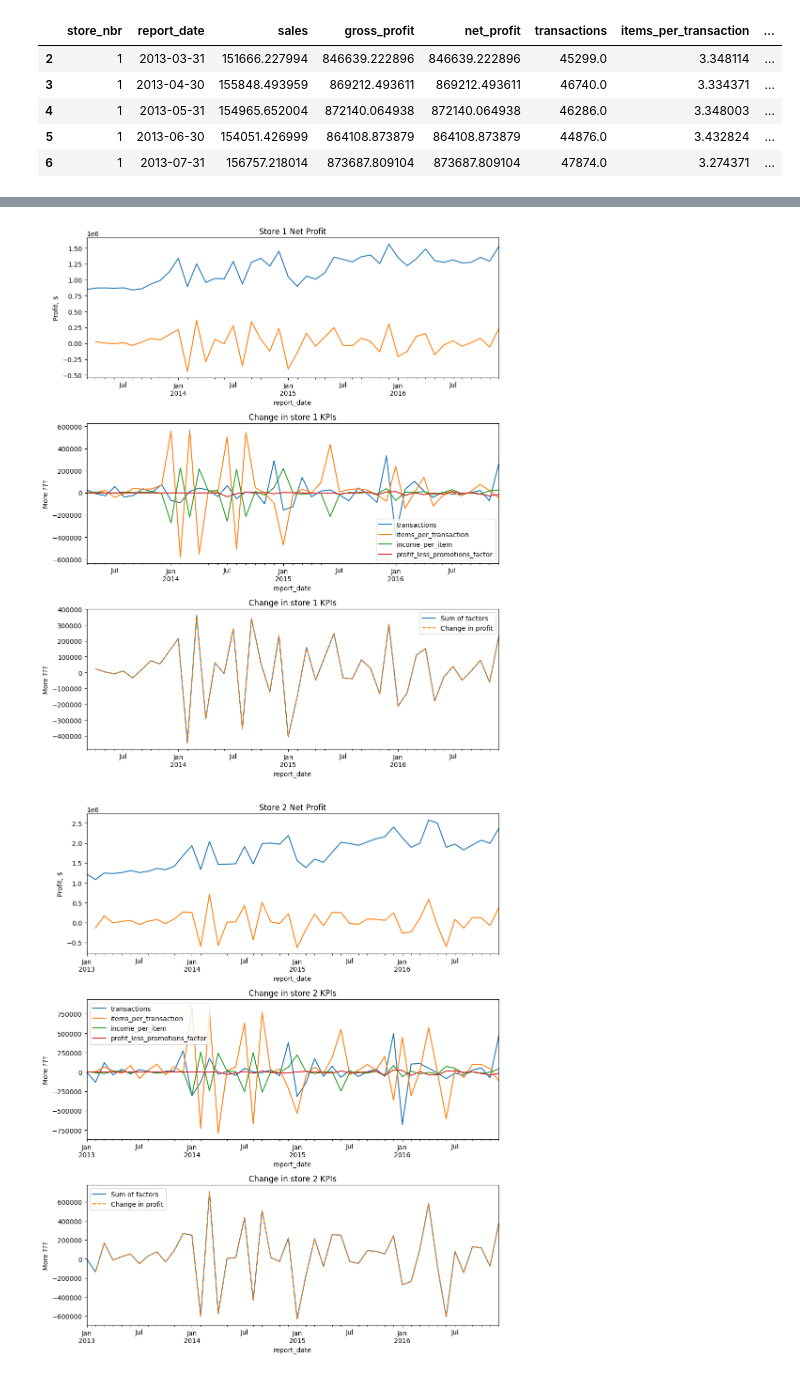
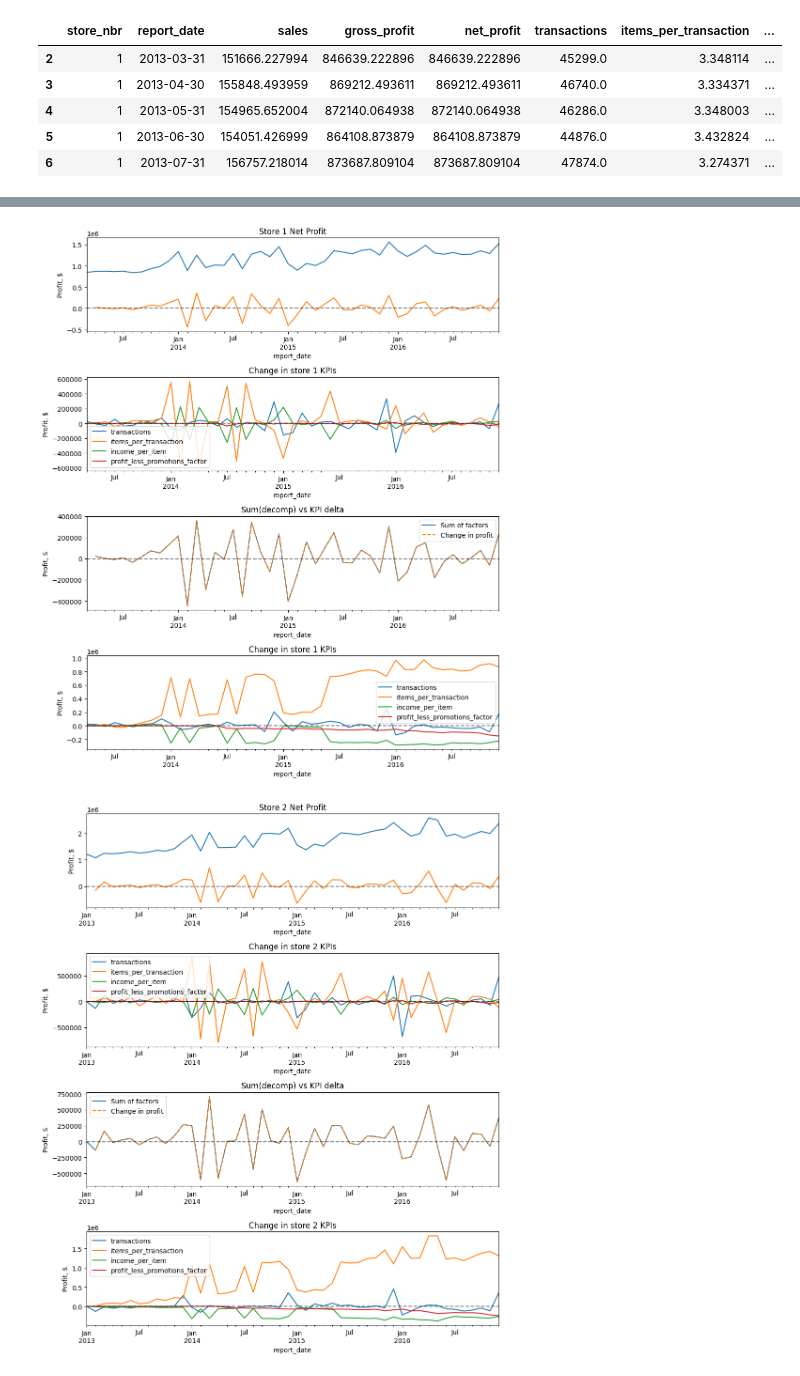
Before and after one commit to Oracen/key-drivers, a Jupyter notebook: examples/01_decomposition_example.ipynb, the cells around one changed output, grey strips where cells are left out. Saved outputs shown, nothing was run; the diff lists cells and outputs as text; code cells hidden in the pictures.

Commit message:
Add zero line to decomposition charts

```diff
--- a/examples/01_decomposition_example.ipynb
+++ b/examples/01_decomposition_example.ipynb
@@ -46,10 +46,12 @@ for store in range(1, 4):
     tmp["net_profit"].plot(ax=ax[1, 0])
     tmp["net_profit"].diff().plot(ax=ax[1, 0], label="Change in profit")
     ax[1, 0].legend()
+    ax[1, 0].axhline(0, color="black", linestyle="--", alpha=0.5)
 
     ax[1, 1].set_title(f"Change in store {store} KPIs")
     ax[1, 1].set_ylabel("More ???")
     tmp[funnel_cols].diff().plot(ax=ax[1, 1])
+    ax[1, 1].axhline(0, color="black", linestyle="--", alpha=0.5)
 
     fig.tight_layout()
     plt.show()
@@ -68,33 +72,41 @@ Here, we apply the technique to the above data, and we can see that the biggest
 # %%
 from pyparsing import line
 from key_driver_analysis import decompose_funnel_metrics
 
 df_metrics = decompose_funnel_metrics(
     df_sales, "report_date", ["store_nbr"], funnel_cols
 )
 
 for store in range(1, 4):
-    fig, ax = plt.subplots(3, 1, figsize=(10, 12))
+    fig, ax = plt.subplots(4, 1, figsize=(10, 12))
     tmp = df_sales[df_sales.store_nbr == store].set_index("report_date")
     tmp2 = df_metrics[df_metrics.store_nbr == store].set_index("report_date")
 
     ax[0].set_title(f"Store {store} Net Profit")
     ax[0].set_ylabel("Profit, $")
     tmp["net_profit"].plot(ax=ax[0])
     tmp["net_profit"].diff().plot(ax=ax[0], label="Change in profit")
+    ax[0].axhline(0, color="black", linestyle="--", alpha=0.5)
 
     ax[1].set_title(f"Change in store {store} KPIs")
-    ax[1].set_ylabel("More ???")
+    ax[1].set_ylabel("Profit, $")
     tmp2[funnel_cols].plot(ax=ax[1])
+    ax[1].axhline(0, color="black", linestyle="--", alpha=0.5)
 
-    ax[2].set_title(f"Change in store {store} KPIs")
-    ax[2].set_ylabel("More ???")
+    ax[2].set_title(f"Sum(decomp) vs KPI delta")
+    ax[2].set_ylabel("Profit, $")
     tmp2[funnel_cols].sum(axis=1).plot(ax=ax[2], label="Sum of factors")
     tmp["net_profit"].diff().plot(ax=ax[2], label="Change in profit", linestyle="--")
+    ax[2].axhline(0, color="black", linestyle="--", alpha=0.5)
     ax[2].legend()
+
+    ax[3].set_title(f"Change in store {store} KPIs")
+    ax[3].set_ylabel("Profit, $")
+    tmp2[funnel_cols].cumsum().plot(ax=ax[3])
+    ax[3].axhline(0, color="black", linestyle="--", alpha=0.5)
 
     fig.tight_layout()
     plt.show()
 # %% [output]
-[figure, old version]
+[figure, new version]
-[figure, old version]
+[figure, new version]
```
Also changed, not shown: parts of 4 cells of this notebook.
